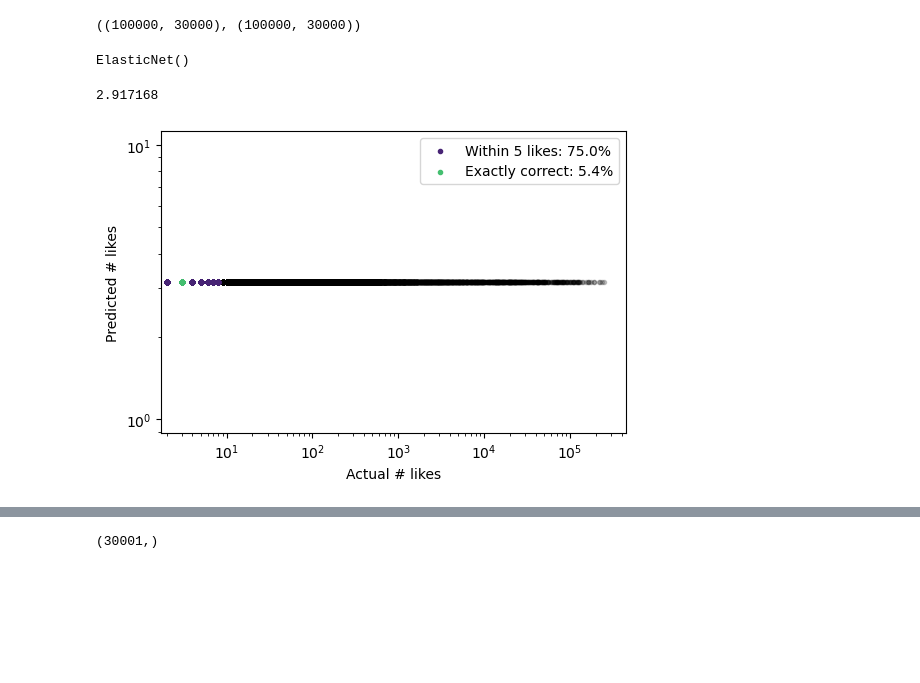
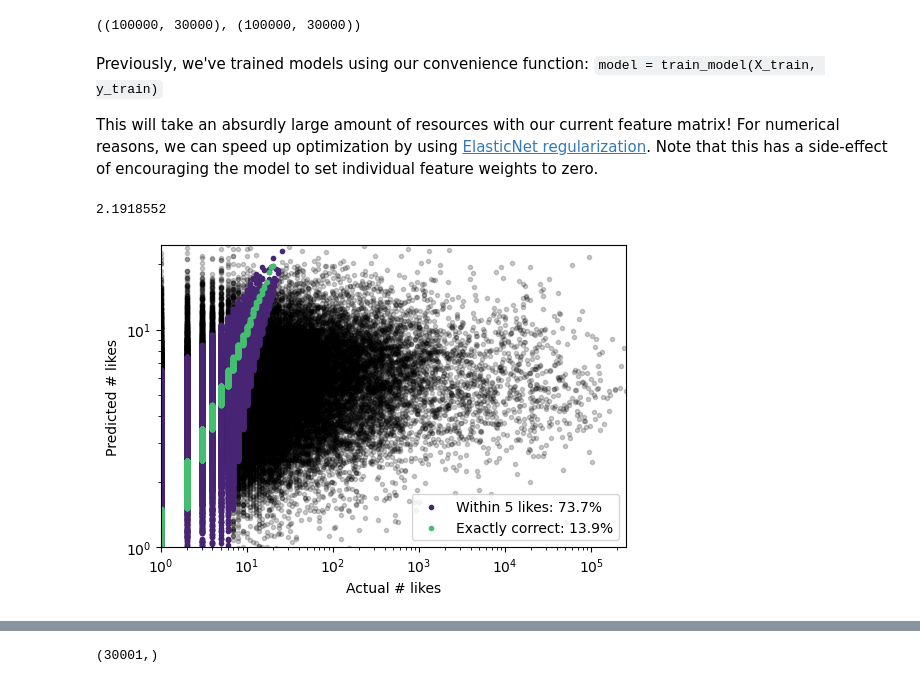
Before and after one commit to levon003/ml-visualized, a Jupyter notebook: _notebook/BoWLinRegTweets.ipynb, the cells around one changed output, grey strips where cells are left out. Saved outputs shown, nothing was run; the diff lists cells and outputs as text; code cells hidden in the pictures; blank space fills up the shorter version.

Commit message:
Updates with additional description and links to resources

```diff
--- a/_notebook/BoWLinRegTweets.ipynb
+++ b/_notebook/BoWLinRegTweets.ipynb
@@ -574,0 +630,3 @@ np.sum(X == 0) / (X.shape[0] * X.shape[1])
+# %%
+import scipy.sparse
+X = scipy.sparse.coo_matrix(X)
@@ -574,0 +639,6 @@ np.sum(X == 0) / (X.shape[0] * X.shape[1])
+# %%
+X = X.tocsr()
+# %%
+import sklearn.preprocessing
+X = sklearn.preprocessing.StandardScaler(with_mean=False).fit_transform(X)
+X.shape
@@ -587,37 +658,41 @@ X_train.shape, X_test.shape
+# %% [markdown]
+Previously, we've trained models using our convenience function: `model = train_model(X_train, y_train)`
+
+This will take an absurdly large amount of resources with our current feature matrix!  For numerical reasons, we can speed up optimization by using [ElasticNet regularization](https://en.wikipedia.org/wiki/Elastic_net_regularization).  Note that this has a side-effect of encouraging the model to set individual feature weights to zero.
 # %%
 import sklearn.linear_model
-model = sklearn.linear_model.ElasticNet()
+model = sklearn.linear_model.ElasticNet(alpha=0.1, l1_ratio=0.01)
 model.fit(X_train, y_train)
-# %% [output]
-ElasticNet()
 # %%
 mean_squared_error, absolute_errors, y_pred = evaluate_model(model, X_test, y_test)
 mean_squared_error
 # %% [output]
-2.917168
+2.1918552
 # %%
 # same visualization as above
 y_pred_actual = np.exp(y_pred) - 1
 y_test_actual = np.exp(y_test) - 1
 
 plt.scatter(y_test_actual, y_pred_actual, color='black', marker='.', alpha=0.2)
 plt.xlabel("Actual # likes")
 plt.ylabel("Predicted # likes")
 
 absolute_errors = np.abs(y_test_actual - y_pred_actual)
 correct_inds = absolute_errors <= 5.5
 plt.scatter(y_test_actual[correct_inds], y_pred_actual[correct_inds], color=matplotlib.cm.viridis(0.1), marker='.', label=f'Within 5 likes: {np.sum(correct_inds) / len(correct_inds):.1%}')
 
 correct_inds = absolute_errors <= 0.5
 plt.scatter(y_test_actual[correct_inds], y_pred_actual[correct_inds], color=matplotlib.cm.viridis(0.7), marker='.', label=f'Exactly correct: {np.sum(correct_inds) / len(correct_inds):.1%}')
 
 plt.legend()
 
 # use log scales for the axes
 ax = plt.gca()
 ax.set_yscale('log')
 ax.set_xscale('log')
+plt.xlim(1, np.max(y_test_actual))
+plt.ylim(1, np.quantile(y_pred_actual, 0.9999))
 
 plt.show()
 # %% [output]
-[figure, old version]
+[figure, new version]
```
Also changed, not shown: parts of 25 cells of this notebook.
